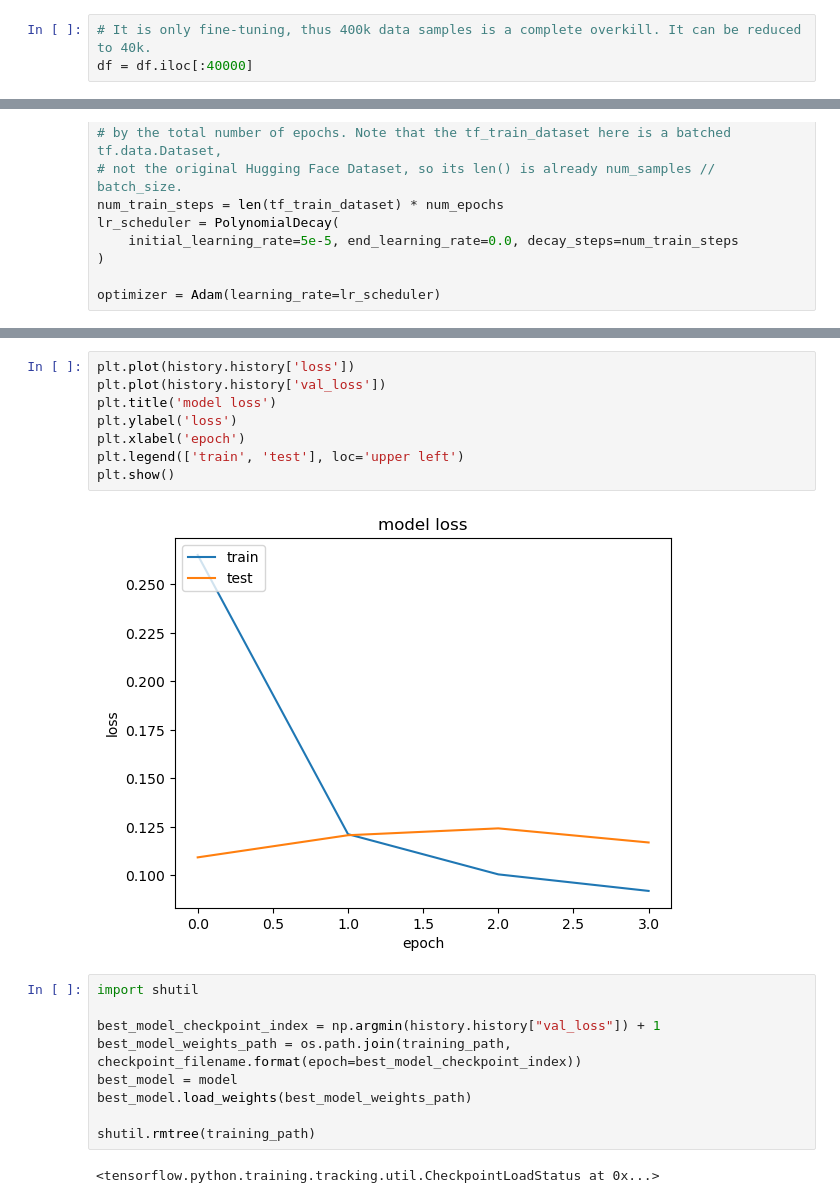
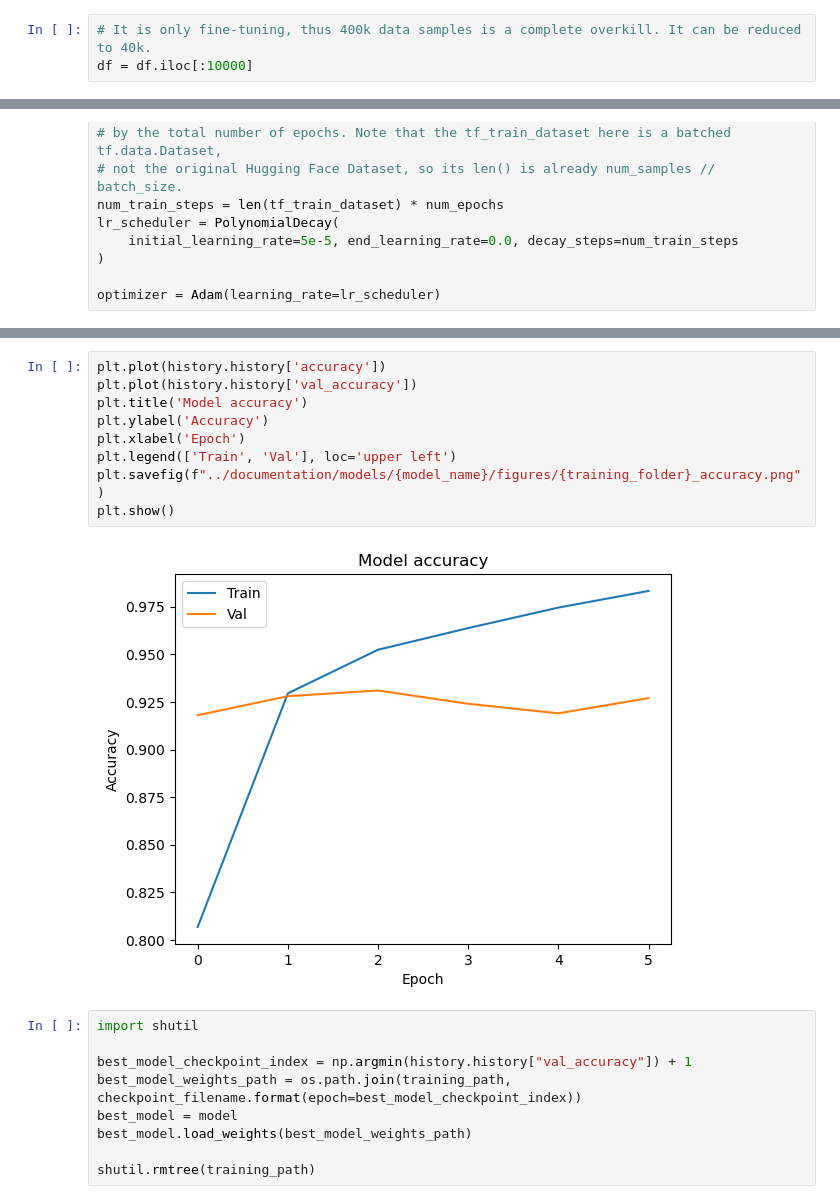
Before and after one commit to arsemi337/nlp-models, a Jupyter notebook: notebooks/emotions_eng_bert.ipynb, the cells around one changed output, grey strips where cells are left out. Saved outputs shown, nothing was run; the diff lists cells and outputs as text.

Commit message:
Training 2 done (1 has to be documented)

```diff
--- a/notebooks/emotions_eng_bert.ipynb
+++ b/notebooks/emotions_eng_bert.ipynb
@@ -24,7 +24,7 @@ df
 416809 rows × 2 columns
 # %%
 # It is only fine-tuning, thus 400k data samples is a complete overkill. It can be reduced to 40k.
-df = df.iloc[:40000]
+df = df.iloc[:10000]
 # %%
 data = df["emotions"]
 data.value_counts().plot.bar()
@@ -160,22 +167,21 @@ Epoch 00004: saving model to ../training_checkpoints\emotions_eng_bert\training_
 # %%
-plt.plot(history.history['loss'])
-plt.plot(history.history['val_loss'])
-plt.title('model loss')
-plt.ylabel('loss')
-plt.xlabel('epoch')
-plt.legend(['train', 'test'], loc='upper left')
+plt.plot(history.history['accuracy'])
+plt.plot(history.history['val_accuracy'])
+plt.title('Model accuracy')
+plt.ylabel('Accuracy')
+plt.xlabel('Epoch')
+plt.legend(['Train', 'Val'], loc='upper left')
+plt.savefig(f"../documentation/models/{model_name}/figures/{training_folder}_accuracy.png")
 plt.show()
 # %% [output]
-[figure, old version]
+[figure, new version]
 # %%
 import shutil
 
-best_model_checkpoint_index = np.argmin(history.history["val_loss"]) + 1
+best_model_checkpoint_index = np.argmin(history.history["val_accuracy"]) + 1
 best_model_weights_path = os.path.join(training_path, checkpoint_filename.format(epoch=best_model_checkpoint_index))
 best_model = model
 best_model.load_weights(best_model_weights_path)
 
 shutil.rmtree(training_path)
-# %% [output]
-<tensorflow.python.training.tracking.util.CheckpointLoadStatus at 0x...>
 # %%
```
Also changed, not shown: parts of 14 cells of this notebook, 3 other files.
